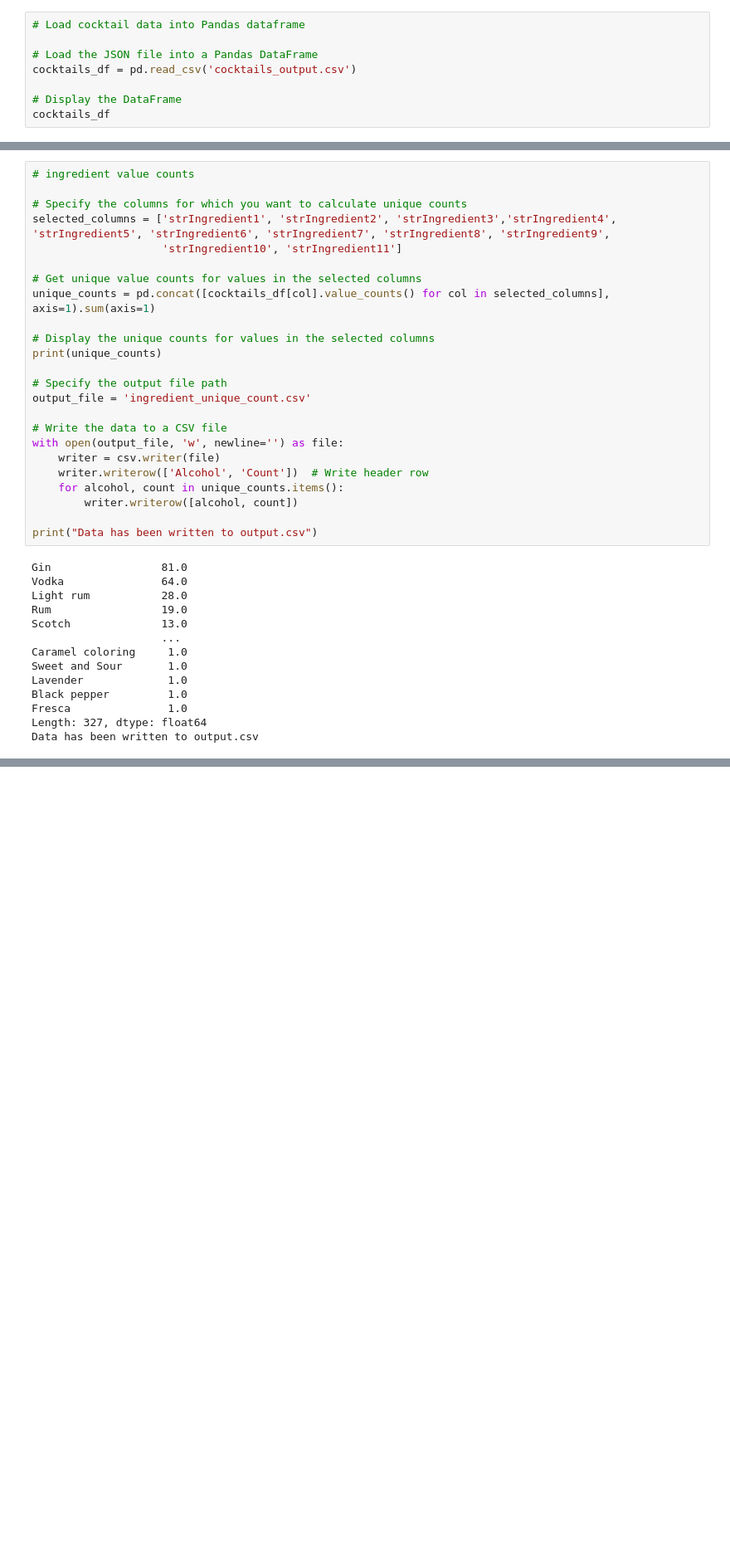
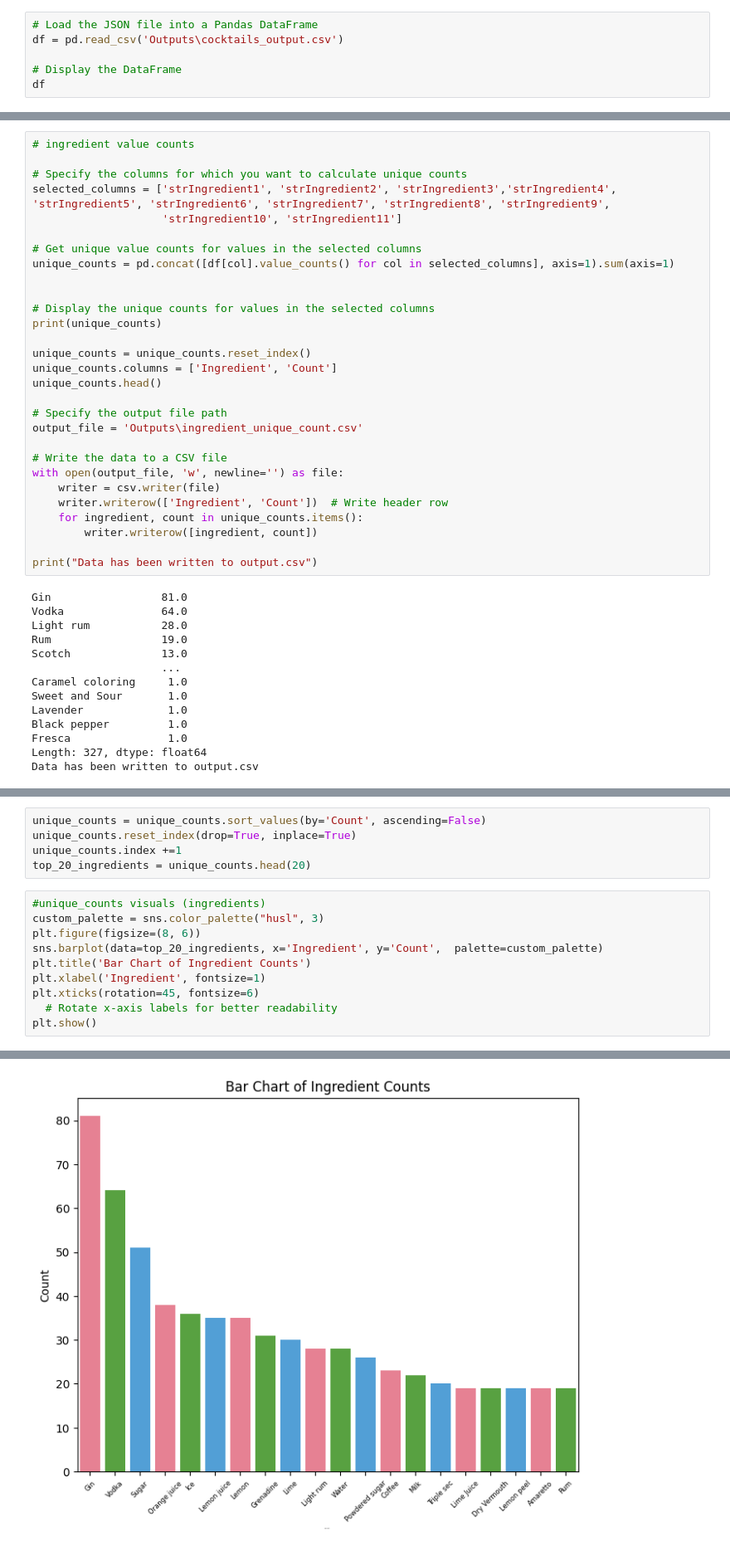
Before and after one commit to UTA-Class-Group-Projects/project_3, a Jupyter notebook: Project_3_Cocktail_API_Python_Script.ipynb, the cells around one changed output, grey strips where cells are left out. Shown at 83% size. Saved outputs shown, nothing was run; the diff lists cells and outputs as text; blank space fills up the shorter version.

Commit message:
Michael's Commit. Visualizations

```diff
--- a/Project_3_Cocktail_API_Python_Script.ipynb
+++ b/Project_3_Cocktail_API_Python_Script.ipynb
@@ -91,13 +92,11 @@ print("JSON data saved to CSV successfully.")
 # %% [output]
 JSON data saved to CSV successfully.
 # %%
-# Load cocktail data into Pandas dataframe
-
 # Load the JSON file into a Pandas DataFrame
-cocktails_df = pd.read_csv('cocktails_output.csv')
+df = pd.read_csv('Outputs\cocktails_output.csv')
 
 # Display the DataFrame
-cocktails_df
+df
 # %% [output]
 |  | idDrink | strDrink | strDrinkAlternate | strTags | strVideo | strCategory | strIBA | strAlcoholic | strGlass | ... |
 | 0 | 17222 | A1 | NaN | NaN | NaN | Cocktail | NaN | Alcoholic | Cocktail glass | ... |
@@ -127,20 +126,25 @@ selected_columns = ['strIngredient1', 'strIngredient2', 'strIngredient3','strIng
                     'strIngredient10', 'strIngredient11']
 
 # Get unique value counts for values in the selected columns
-unique_counts = pd.concat([cocktails_df[col].value_counts() for col in selected_columns], axis=1).sum(axis=1)
+unique_counts = pd.concat([df[col].value_counts() for col in selected_columns], axis=1).sum(axis=1)
+
 
 # Display the unique counts for values in the selected columns
 print(unique_counts)
 
+unique_counts = unique_counts.reset_index()
+unique_counts.columns = ['Ingredient', 'Count']
+unique_counts.head()
+
 # Specify the output file path
-output_file = 'ingredient_unique_count.csv'
+output_file = 'Outputs\ingredient_unique_count.csv'
 
 # Write the data to a CSV file
 with open(output_file, 'w', newline='') as file:
     writer = csv.writer(file)
-    writer.writerow(['Alcohol', 'Count'])  # Write header row
-    for alcohol, count in unique_counts.items():
-        writer.writerow([alcohol, count])
+    writer.writerow(['Ingredient', 'Count'])  # Write header row
+    for ingredient, count in unique_counts.items():
+        writer.writerow([ingredient, count])
 
 print("Data has been written to output.csv")
 # %% [output]
@@ -200,0 +348,16 @@ cocktails_df
+# %%
+unique_counts = unique_counts.sort_values(by='Count', ascending=False)
+unique_counts.reset_index(drop=True, inplace=True)
+unique_counts.index +=1
+top_20_ingredients = unique_counts.head(20)
+# %%
+#unique_counts visuals (ingredients)
+custom_palette = sns.color_palette("husl", 3)
+plt.figure(figsize=(8, 6))
+sns.barplot(data=top_20_ingredients, x='Ingredient', y='Count',  palette=custom_palette)
+plt.title('Bar Chart of Ingredient Counts')
+plt.xlabel('Ingredient', fontsize=1)
+plt.xticks(rotation=45, fontsize=6)
+  # Rotate x-axis labels for better readability
+plt.show()
+# %% [output]
@@ -200,0 +369 @@ cocktails_df
+[figure, added]
```
Also changed, not shown: parts of 20 cells of this notebook, 3 other files.
